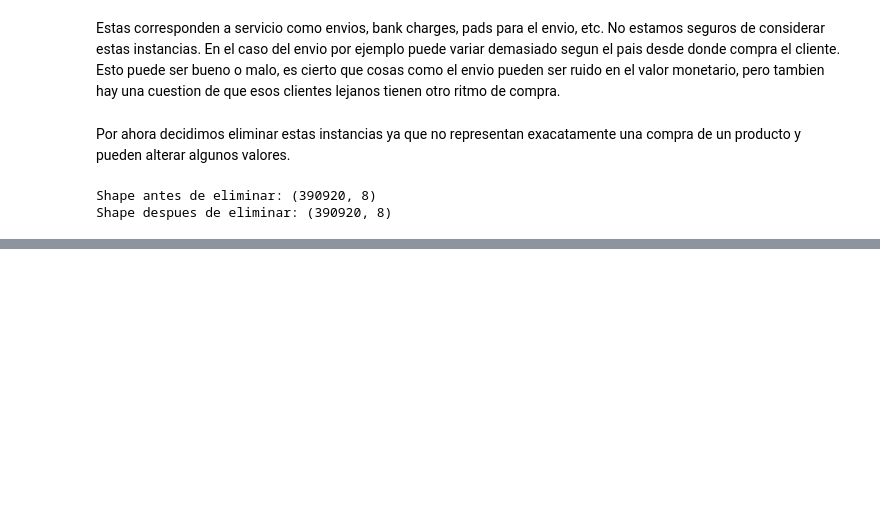
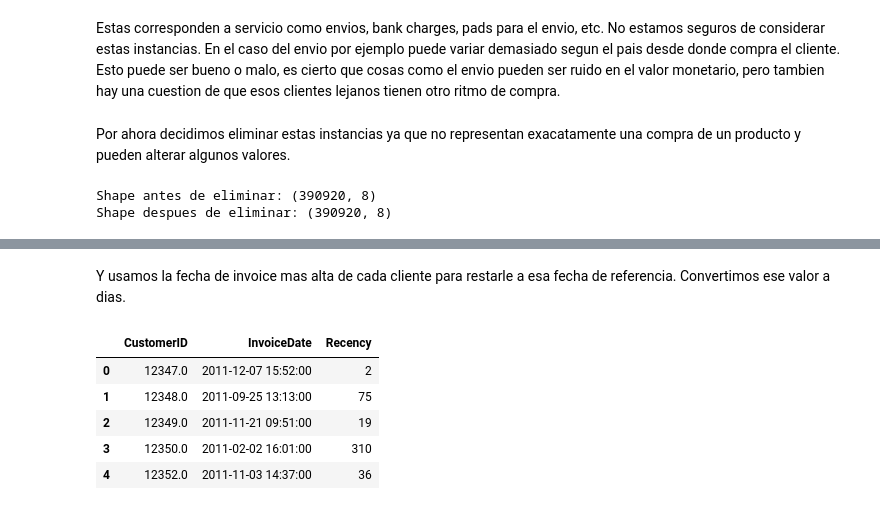
Before and after one commit to PulidoLuciano/RetailClustering, a Jupyter notebook: RetailClustering/notebooks/raw_visualization.ipynb, the cells around one changed output, grey strips where cells are left out. Cells and saved outputs as stored; diff of their text form; code cells hidden in the pictures; blank space fills up the shorter version.

```diff
--- a/RetailClustering/notebooks/raw_visualization.ipynb
+++ b/RetailClustering/notebooks/raw_visualization.ipynb
@@ -466,0 +486,13 @@ Shape despues de eliminar: (390920, 8)
+# %% [markdown]
+Y usamos la fecha de invoice mas alta de cada cliente para restarle a esa fecha de referencia. Convertimos ese valor a dias.
+# %%
+recency_df = retail_df.groupby('CustomerID')['InvoiceDate'].max().reset_index()
+recency_df['Recency'] = (fecha_referencia - recency_df['InvoiceDate']).dt.days
+recency_df.head()
+# %% [output]
+|  | CustomerID | InvoiceDate | Recency |
+| 0 | 12347.0 | 2011-12-07 15:52:00 | 2 |
+| 1 | 12348.0 | 2011-09-25 13:13:00 | 75 |
+| 2 | 12349.0 | 2011-11-21 09:51:00 | 19 |
+| 3 | 12350.0 | 2011-02-02 16:01:00 | 310 |
+| 4 | 12352.0 | 2011-11-03 14:37:00 | 36 |
```
Also changed, not shown: parts of 15 cells of this notebook.
